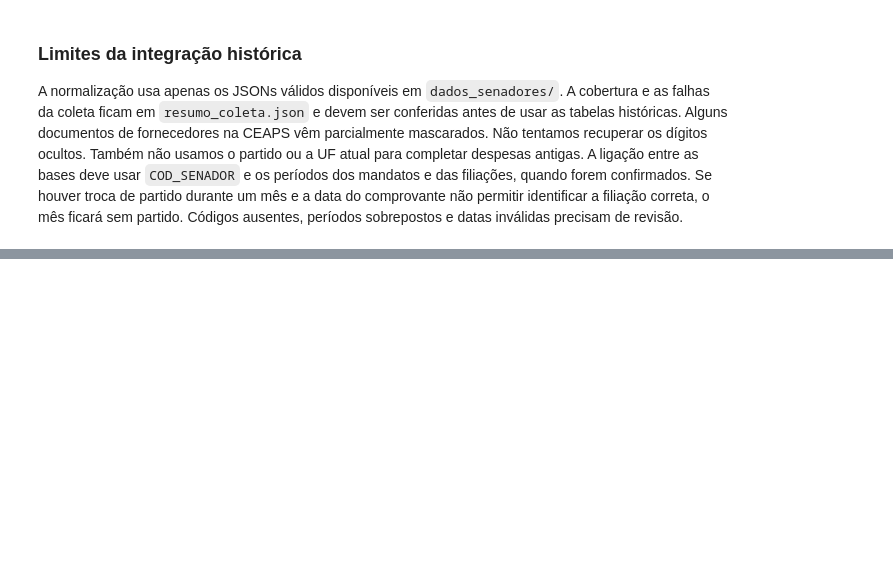
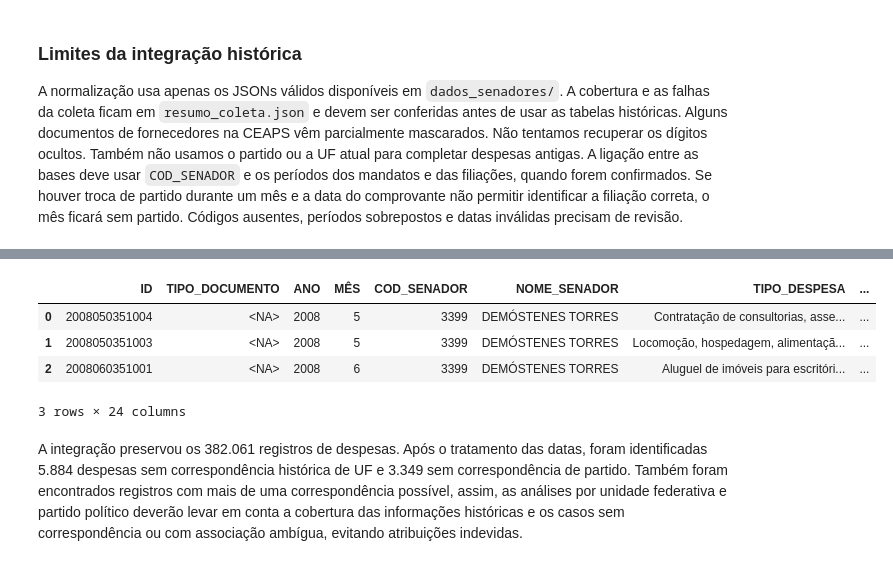
Before and after one commit to rafaalathais/analise-gasto-parlamentar, a Jupyter notebook: notebook_gasto_parlamentar.ipynb, the cells around one changed output, grey strips where cells are left out. Drawn from its saved outputs; the diff is of its cells as text; code cells hidden in the pictures; blank space fills up the shorter version.

```diff
--- a/notebook_gasto_parlamentar.ipynb
+++ b/notebook_gasto_parlamentar.ipynb
@@ -513,0 +657,10 @@ A normalização usa apenas os JSONs válidos disponíveis em `dados_senadores/`
+# %%
+despesas.head(3)
+# %% [output]
+|  | ID | TIPO_DOCUMENTO | ANO | MÊS | COD_SENADOR | NOME_SENADOR | TIPO_DESPESA | ... |
+| 0 | 2008050351004 | <NA> | 2008 | 5 | 3399 | DEMÓSTENES TORRES | Contratação de consultorias, asse... | ... |
+| 1 | 2008050351003 | <NA> | 2008 | 5 | 3399 | DEMÓSTENES TORRES | Locomoção, hospedagem, alimentaçã... | ... |
+| 2 | 2008060351001 | <NA> | 2008 | 6 | 3399 | DEMÓSTENES TORRES | Aluguel de imóveis para escritóri... | ... |
+3 rows × 24 columns
+# %% [markdown]
+A integração preservou os 382.061 registros de despesas. Após o tratamento das datas, foram identificadas 5.884 despesas sem correspondência histórica de UF e 3.349 sem correspondência de partido. Também foram encontrados registros com mais de uma correspondência possível, assim, as análises por unidade federativa e partido político deverão levar em conta a cobertura das informações históricas e os casos sem correspondência ou com associação ambígua, evitando atribuições indevidas.
```
Also changed, not shown: parts of 8 cells of this notebook.
